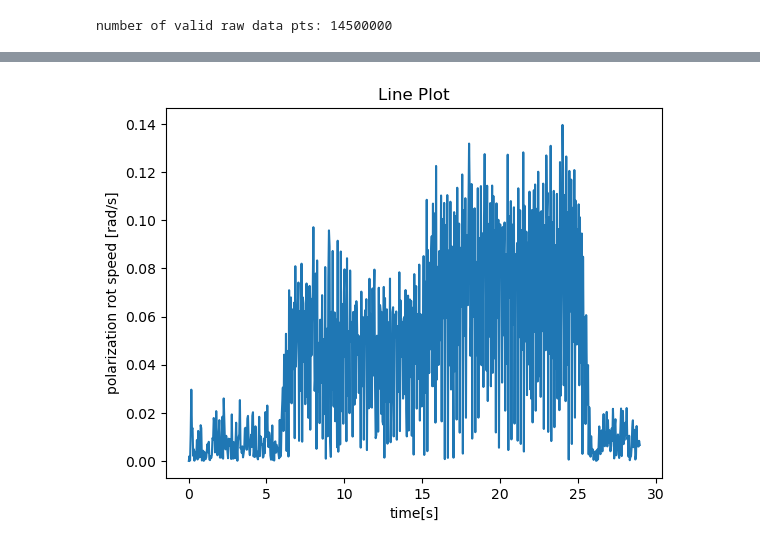
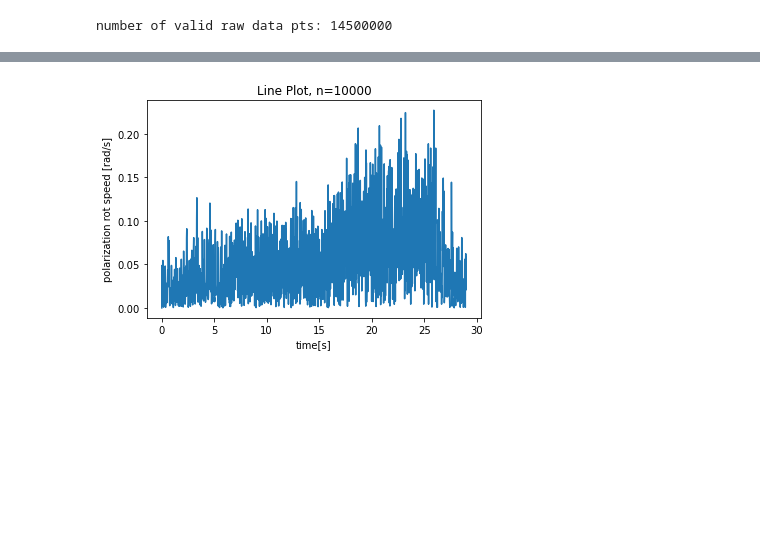
Before and after one commit to zzhou292/optic_sensing, a Jupyter notebook: 20221213-0008/process.ipynb, the cells around one changed output, grey strips where cells are left out. Cells and saved outputs as stored; diff of their text form; code cells hidden in the pictures; blank space fills up the shorter version.

Commit message:
Updated plots

```diff
--- a/20221213-0008/process.ipynb
+++ b/20221213-0008/process.ipynb
@@ -11,7 +11,7 @@ file_suffix = ".csv"
 time_res = 2 * 1e-6
 
 # average n parameter // we need to ensure total raw data points is the multiple of n
-n = 20000
+n = 10000
 # %%
 # polarization rotation speed change helper, do not change
 def helper_calc(diff, delta, prev):
@@ -76,12 +76,12 @@ for i in range(len(diff_avg)):
 # %%
 # Plot Line
 plt.plot(t_avg, global_rot_speed)
 plt.xlabel("time[s]")
 plt.ylabel("polarization rot speed [rad/s]")
-plt.title("Line Plot")
+plt.title("Line Plot, n=10000")
 plt.show()
 # %% [output]
-[figure, old version]
+[figure, new version]
 # %%
 # Plot Scatter
 plt.scatter(t_avg, global_rot_speed, s=5)
```
Also changed, not shown: parts of 2 cells of this notebook, 7 other files.
